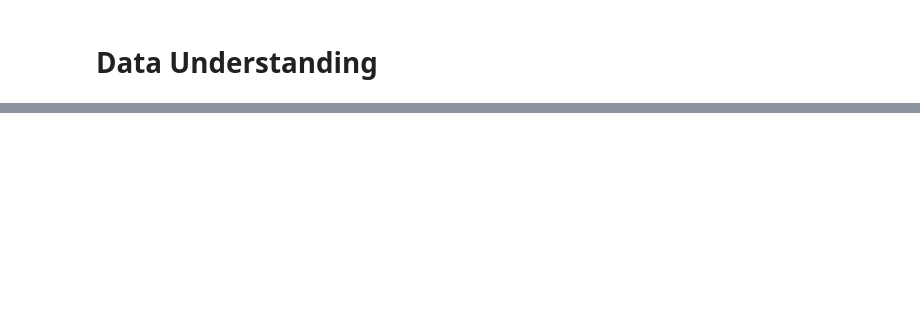
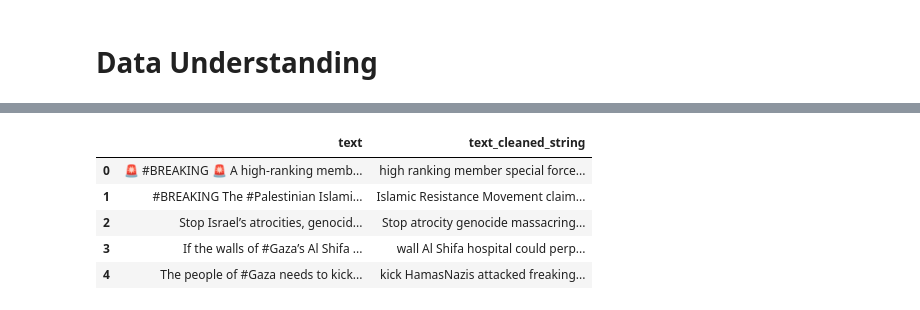
Before and after one commit to FirgiK/Project-NLP-10, a Jupyter notebook: test.ipynb, the cells around one changed output, grey strips where cells are left out. Drawn from its saved outputs; the diff is of its cells as text; code cells hidden in the pictures; blank space fills up the shorter version.

```diff
--- a/test.ipynb
+++ b/test.ipynb
@@ -612,0 +198,81 @@ LookupError:
+# %%
+# --------------------------------------------------
+# Cell 6: Text Preprocessing Pipeline
+# --------------------------------------------------
+
+# 1. Initialize tools
+tokenizer = RegexpTokenizer(r'\w+')
+lemmatizer = WordNetLemmatizer()
+
+# 2. Define normalization maps and exceptions
+lemma_exceptions = {'hamas'}
+lemma_map = {
+    'hama': 'hamas', 'israeli': 'israel', 'israelis': 'israel',
+    'palestinian': 'palestine', 'palestinians': 'palestine'
+}
+
+# 3. Define stopwords
+stop_words = set(stopwords.words('english'))
+custom_stop_words = {
+    'wa', 'idf', 'ha', 'say', 'said', 'make', 'must', 'still', 'call', 'even',
+    'need', 'keep', 'want', 'go', 'give', 'get', 'come', 'see', 'tell', 'look',
+    'know', 'think', 'let', 'use', 'used', 'take', 'put', 'mean',
+    'one', 'people', 'day', 'time', 'year', 'way', 'part', 'thing', 'life', 'world',
+    'group', 'number', 'many', 'another', 'work', 'back', 'well', 'really', 'amp',
+    'video', 'youtube', 'via', 'online', 'read', 'news', 'post', 'tweet',
+    'breaking', 'live', 'feed_id', 'us', 'also', 'like', 'new', 'much',
+    'right', 'action', 'may', 'never', 'every', 'always', 'going',
+    'talk', 'watch', 'show', 'report', 'article', 'medium', 'please',
+    'piped', 'ceasefirenow', 'wordwar', 'si', 'two', 'im', 'de', 'le', 'un',
+    'doe', 'yet', 'org', 'short', 'first', 'end', 'face', 'continue', 'called',
+    'last', 'made', 'city', 'word', 'help', 'money', 'home', 'plan', 'power',
+    'newsonlineread', 'today', 'start', 'stand', 'calling',
+    'full', 'share', 'everyone', 'already', 'story', 'history', 'point',
+    'place', 'care', 'name',
+    '_unique_id', 'unique_id', 'gazagenocide', 'freepalestine', 'gazagaza', 'gaza_genocide',
+    'en', 'israel', 'gaza', 'hamas', 'palestine', 'palestina', 'idf',
+    'gazagenocide', 'freepalestine', 'gazagaza', 'gaza_genocide',
+}
+all_words_to_remove = stop_words.union(custom_stop_words)
+
+
+# 4. Master processing function
+def preprocess_text(text):
+    """
+    Applies tokenization, lemmatization, normalization, and stopword removal.
+    """
+    if not isinstance(text, str):
+        return ""
+
+    # 1. Tokenize
+    tokens = tokenizer.tokenize(text)
+
+    lemmatized_list = []
+    for word in tokens:
+        word_lower = word.lower()
+
+        # 2. Normalize known words
+        if word_lower in lemma_exceptions:
+            lemmatized_list.append(word)
+        elif word_lower in lemma_map:
+            lemmatized_list.append(lemma_map[word_lower])
+        # 3. Lemmatize other words
+        else:
+            lemmatized_list.append(lemmatizer.lemmatize(word))
+
+    # 4. Remove stopwords and short words
+    cleaned_tokens = [
+        word for word in lemmatized_list
+        if word.lower() not in all_words_to_remove and len(word) > 1
+    ]
+
+    return ' '.join(cleaned_tokens)
+
+# 5. Apply the pipeline to the DataFrame
+print("Applying text preprocessing pipeline to 'text' column...")
+df['text_cleaned_string'] = df['text'].apply(preprocess_text)
+print("Preprocessing complete.")
+
+# Display results
+display(df[['text', 'text_cleaned_string']].head())
+# %% [output]
@@ -612,0 +281,6 @@ LookupError:
+|  | text | text_cleaned_string |
+| 0 | 🚨 #BREAKING 🚨 A high-ranking memb... | high ranking member special force... |
+| 1 | #BREAKING The #Palestinian Islami... | Islamic Resistance Movement claim... |
+| 2 | Stop Israel’s atrocities, genocid... | Stop atrocity genocide massacring... |
+| 3 | If the walls of #Gaza’s Al Shifa ... | wall Al Shifa hospital could perp... |
+| 4 | The people of #Gaza needs to kick... | kick HamasNazis attacked freaking... |
```
Also changed, not shown: parts of 44 cells of this notebook.
